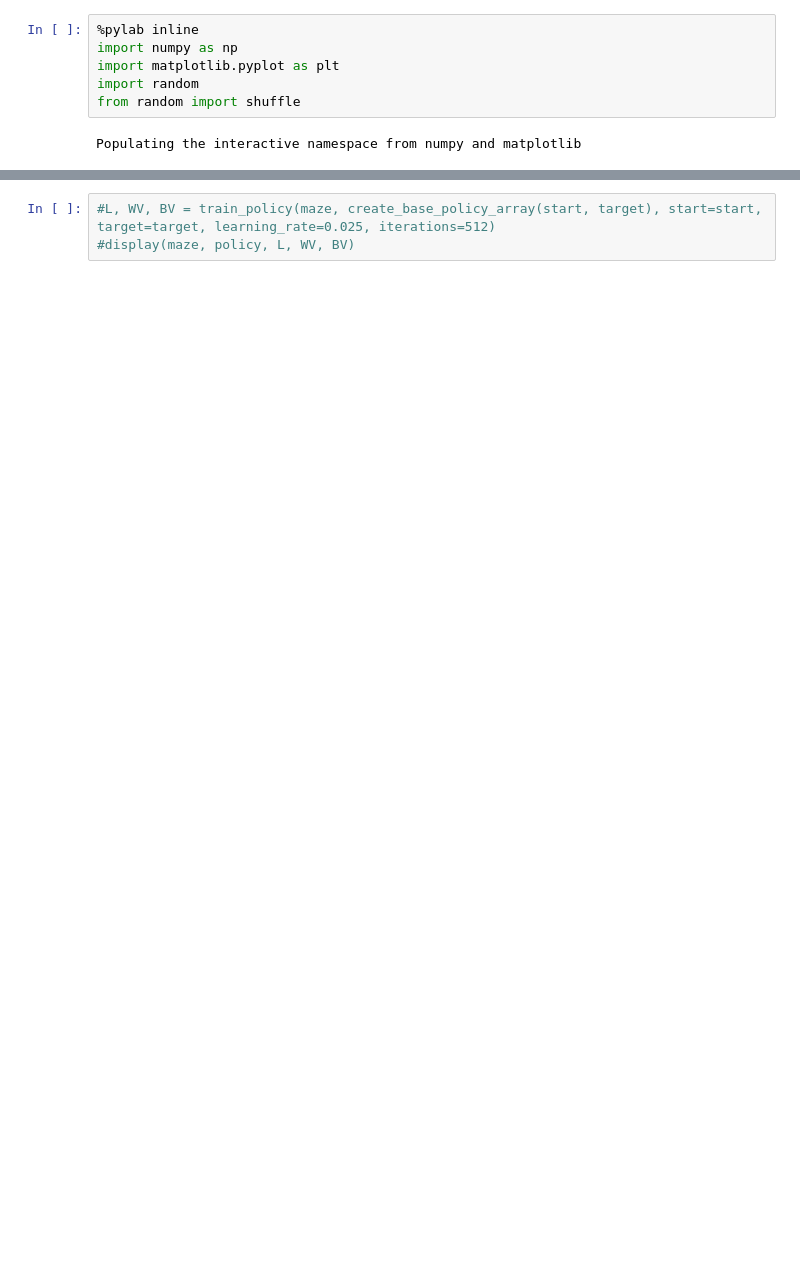
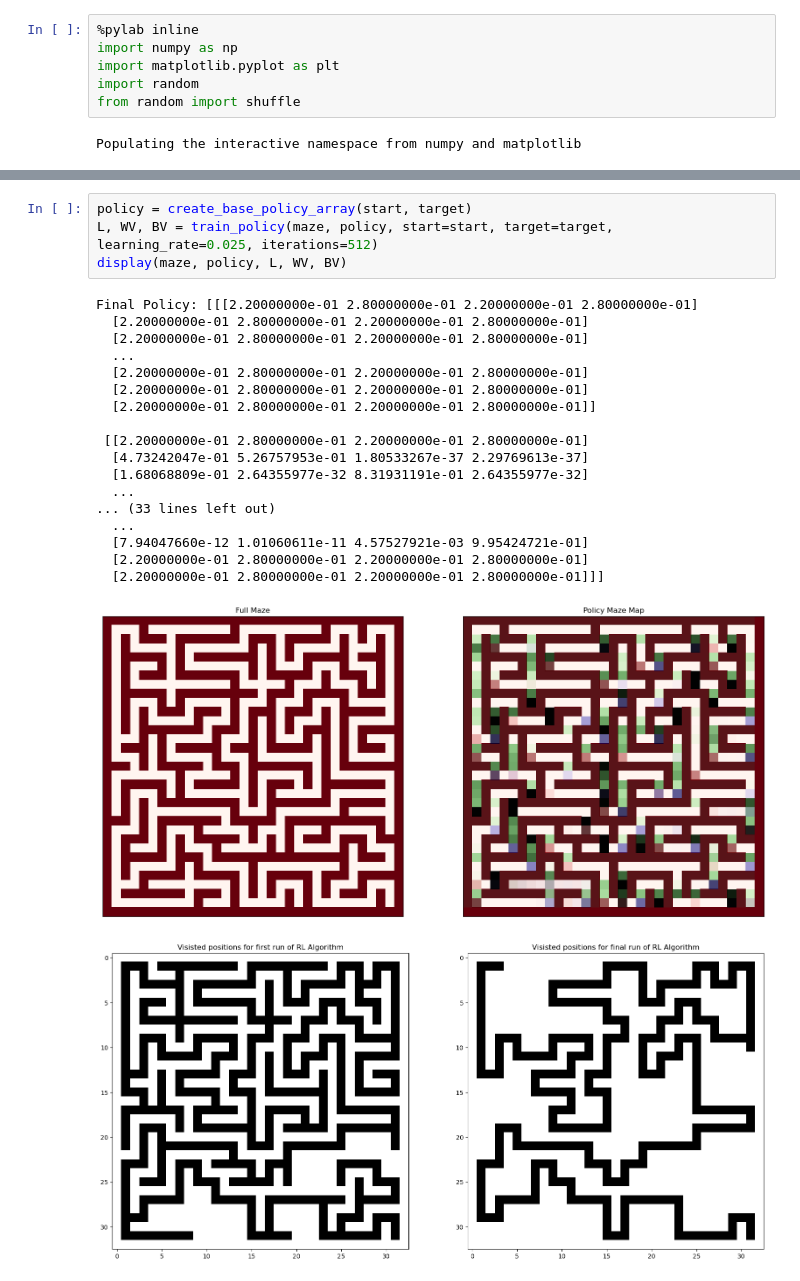
Before and after one commit to Academic-Inquisition/AI-Projekt, a Jupyter notebook: Labb 5/Labb_5_Assignment.ipynb, the cells around one changed output, grey strips where cells are left out. Cells and saved outputs as stored; diff of their text form; blank space fills up the shorter version.

```diff
--- a/Labb 5/Labb_5_Assignment.ipynb
+++ b/Labb 5/Labb_5_Assignment.ipynb
@@ -226,3 +235,24 @@ Final Policy: [[[2.20000000e-01 2.80000000e-01 2.20000000e-01 2.80000000e-01]
 # %%
-#L, WV, BV = train_policy(maze, create_base_policy_array(start, target), start=start, target=target, learning_rate=0.025, iterations=512)
-#display(maze, policy, L, WV, BV)
+policy = create_base_policy_array(start, target)
+L, WV, BV = train_policy(maze, policy, start=start, target=target, learning_rate=0.025, iterations=512)
+display(maze, policy, L, WV, BV)
+# %% [output]
+Final Policy: [[[2.20000000e-01 2.80000000e-01 2.20000000e-01 2.80000000e-01]
+  [2.20000000e-01 2.80000000e-01 2.20000000e-01 2.80000000e-01]
+  [2.20000000e-01 2.80000000e-01 2.20000000e-01 2.80000000e-01]
+  ...
+  [2.20000000e-01 2.80000000e-01 2.20000000e-01 2.80000000e-01]
+  [2.20000000e-01 2.80000000e-01 2.20000000e-01 2.80000000e-01]
+  [2.20000000e-01 2.80000000e-01 2.20000000e-01 2.80000000e-01]]
+
+ [[2.20000000e-01 2.80000000e-01 2.20000000e-01 2.80000000e-01]
+  [4.73242047e-01 5.26757953e-01 1.80533267e-37 2.29769613e-37]
+  [1.68068809e-01 2.64355977e-32 8.31931191e-01 2.64355977e-32]
+  ...
+... (33 lines left out)
+  ...
+  [7.94047660e-12 1.01060611e-11 4.57527921e-03 9.95424721e-01]
+  [2.20000000e-01 2.80000000e-01 2.20000000e-01 2.80000000e-01]
+  [2.20000000e-01 2.80000000e-01 2.20000000e-01 2.80000000e-01]]]
+[figure, added]
+[figure, added]
```
Also changed, not shown: parts of 6 cells of this notebook.
